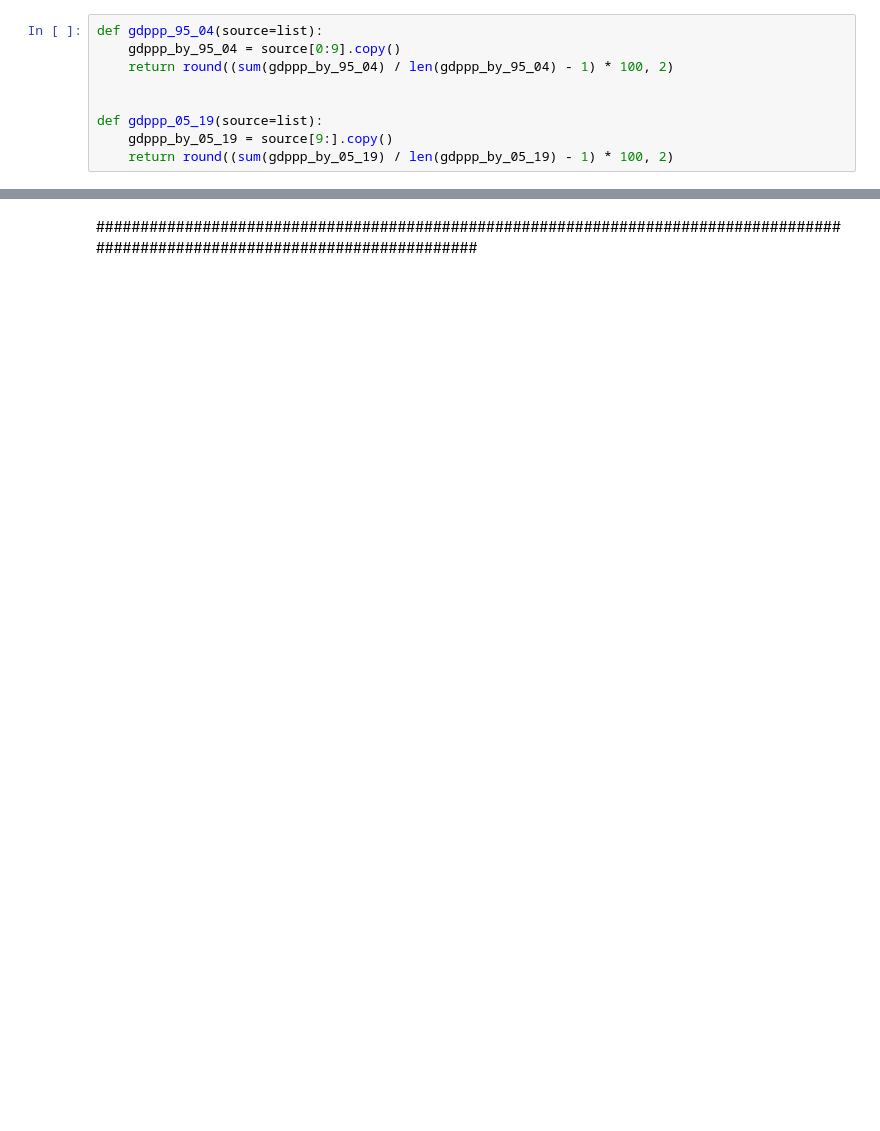
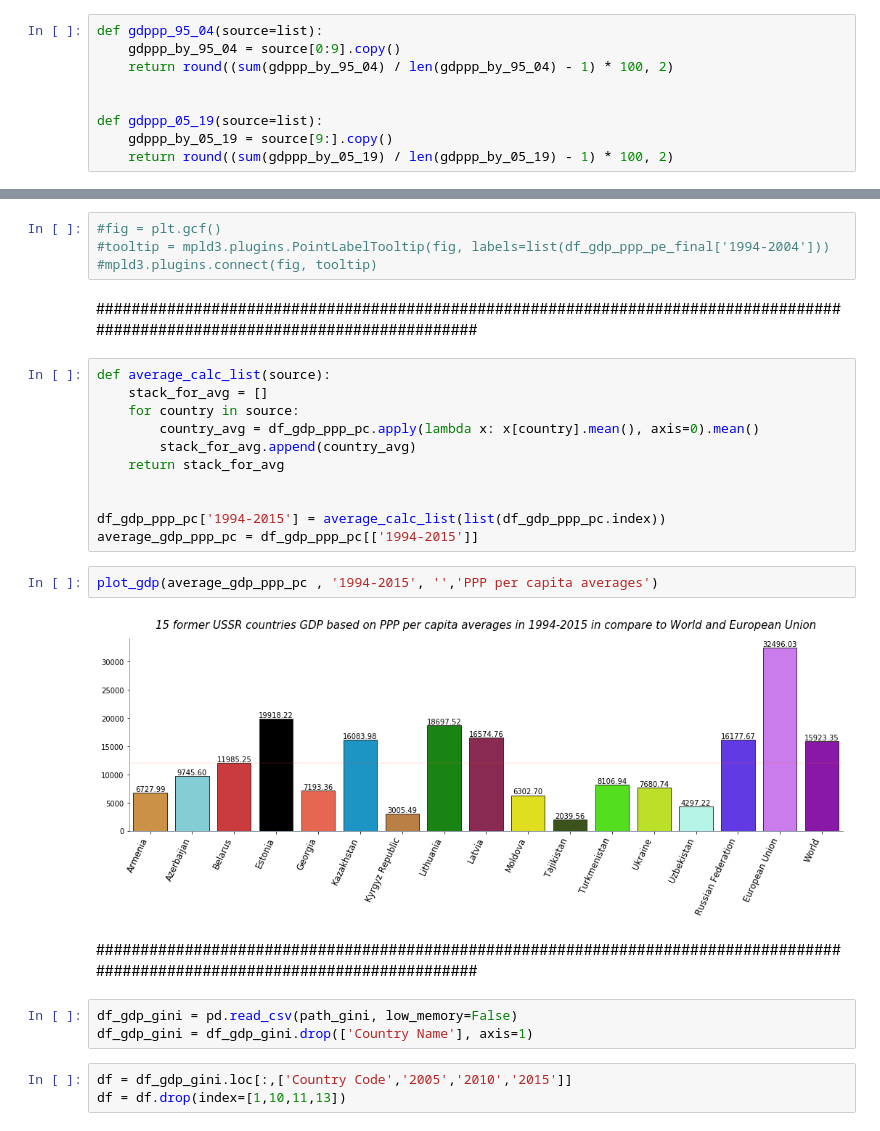
Before and after one commit to unkind58/Belarus_statistics_and-_comparison, a Jupyter notebook: app.ipynb, the cells around one changed output, grey strips where cells are left out. Drawn from its saved outputs; the diff is of its cells as text; blank space fills up the shorter version.

```diff
--- a/app.ipynb
+++ b/app.ipynb
@@ -262,2 +245,29 @@ plt.tight_layout()
+# %%
+#fig = plt.gcf()
+#tooltip = mpld3.plugins.PointLabelTooltip(fig, labels=list(df_gdp_ppp_pe_final['1994-2004']))
+#mpld3.plugins.connect(fig, tooltip)
 # %% [markdown]
 ###############################################################################################################################
+# %%
+def average_calc_list(source):
+    stack_for_avg = []
+    for country in source:
+        country_avg = df_gdp_ppp_pc.apply(lambda x: x[country].mean(), axis=0).mean()
+        stack_for_avg.append(country_avg)
+    return stack_for_avg
+
+
+df_gdp_ppp_pc['1994-2015'] = average_calc_list(list(df_gdp_ppp_pc.index))
+average_gdp_ppp_pc = df_gdp_ppp_pc[['1994-2015']]
+# %%
+plot_gdp(average_gdp_ppp_pc , '1994-2015', '','PPP per capita averages')
+# %% [output]
+[figure, added]
+# %% [markdown]
+###############################################################################################################################
+# %%
+df_gdp_gini = pd.read_csv(path_gini, low_memory=False)
+df_gdp_gini = df_gdp_gini.drop(['Country Name'], axis=1)
+# %%
+df = df_gdp_gini.loc[:,['Country Code','2005','2010','2015']]
+df = df.drop(index=[1,10,11,13])
```
Also changed, not shown: parts of 10 cells of this notebook.
